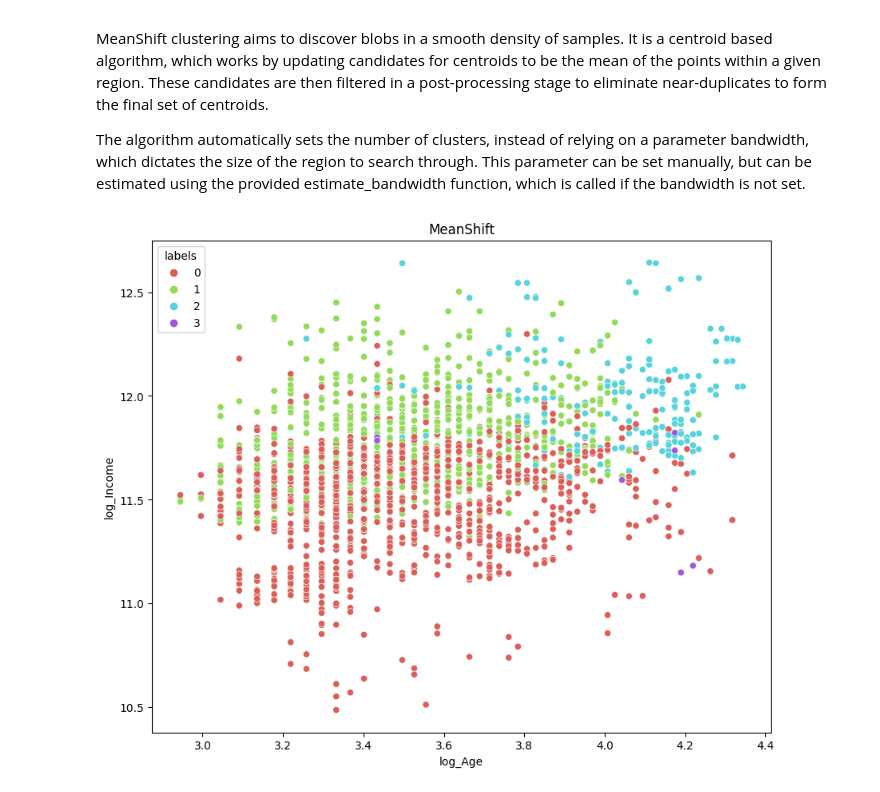
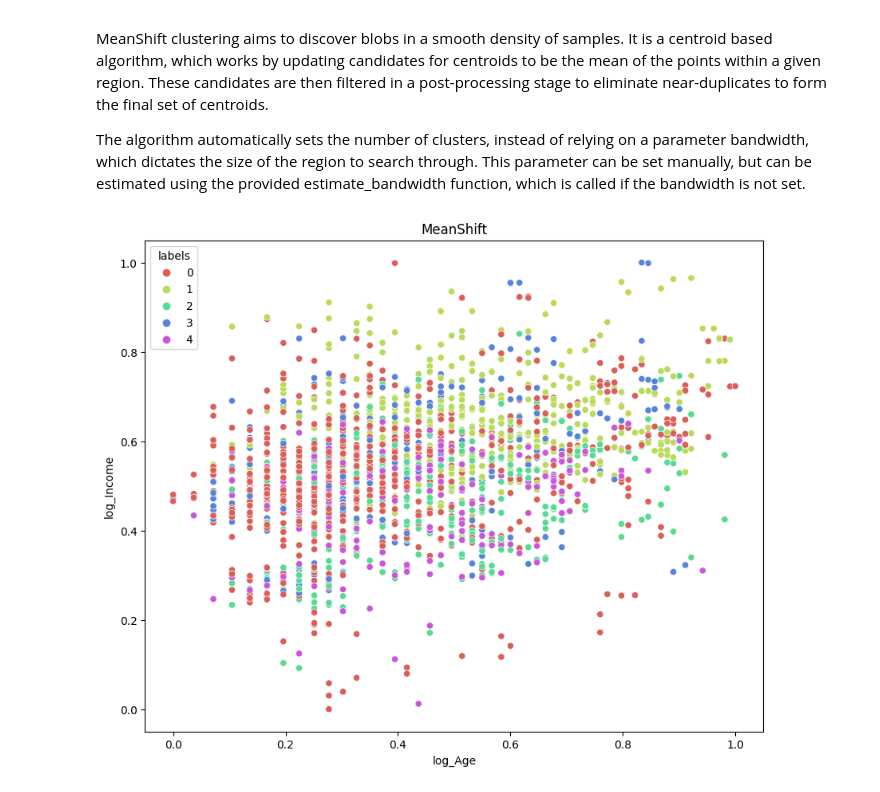
Before and after one commit to eeeds/customer-segmentation, a Jupyter notebook: notebooks/2_Hierarchical_Meanshift.ipynb, the cells around one changed output. Cells and saved outputs as stored; diff of their text form; code cells hidden in the pictures.

Commit message:
Update meanshift

```diff
--- a/notebooks/2_Hierarchical_Meanshift.ipynb
+++ b/notebooks/2_Hierarchical_Meanshift.ipynb
@@ -236,6 +236,8 @@ from sklearn.preprocessing import MinMaxScaler
 
 scaler = MinMaxScaler()
 X = scaler.fit_transform(df)
+# %%
+X = pd.DataFrame(X, columns=df.columns)
 # %% [markdown]
 ## Mean-shift Clustering
 MeanShift clustering aims to discover blobs in a smooth density of samples. It is a centroid based algorithm, which works by updating candidates for centroids to be the mean of the points within a given region. These candidates are then filtered in a post-processing stage to eliminate near-duplicates to form the final set of centroids.
@@ -243,17 +245,17 @@ MeanShift clustering aims to discover blobs in a smooth density of samples. It i
 The algorithm automatically sets the number of clusters, instead of relying on a parameter bandwidth, which dictates the size of the region to search through. This parameter can be set manually, but can be estimated using the provided estimate_bandwidth function, which is called if the bandwidth is not set.
 # %%
 from sklearn.cluster import MeanShift, estimate_bandwidth
-df_meanshift = df.copy()
-bandwidth = estimate_bandwidth(df_meanshift, quantile = 0.1)
+bandwidth = estimate_bandwidth(X, quantile = 0.1)
 # %%
 ms = MeanShift(bandwidth=bandwidth)
-ms.fit(df_meanshift)
+ms.fit(X)
 
-df_meanshift['labels'] = ms.labels_
+X['labels'] = ms.labels_
 # %%
 plt.figure(figsize=(10,8))
-sns.scatterplot(df_meanshift['log_Age'], df_meanshift['log_Income'],hue=df_meanshift['labels'], palette=sns.color_palette('hls', np.unique(ms.labels_).shape[0]))
+sns.scatterplot(X['log_Age'], X['log_Income'],hue=X['labels'], palette=sns.color_palette('hls', np.unique(ms.labels_).shape[0]))
 plt.title('MeanShift')
 plt.show()
+## It looks like Meanshift only found 5 clusters.
 # %% [output]
-[figure, old version]
+[figure, new version]
```
